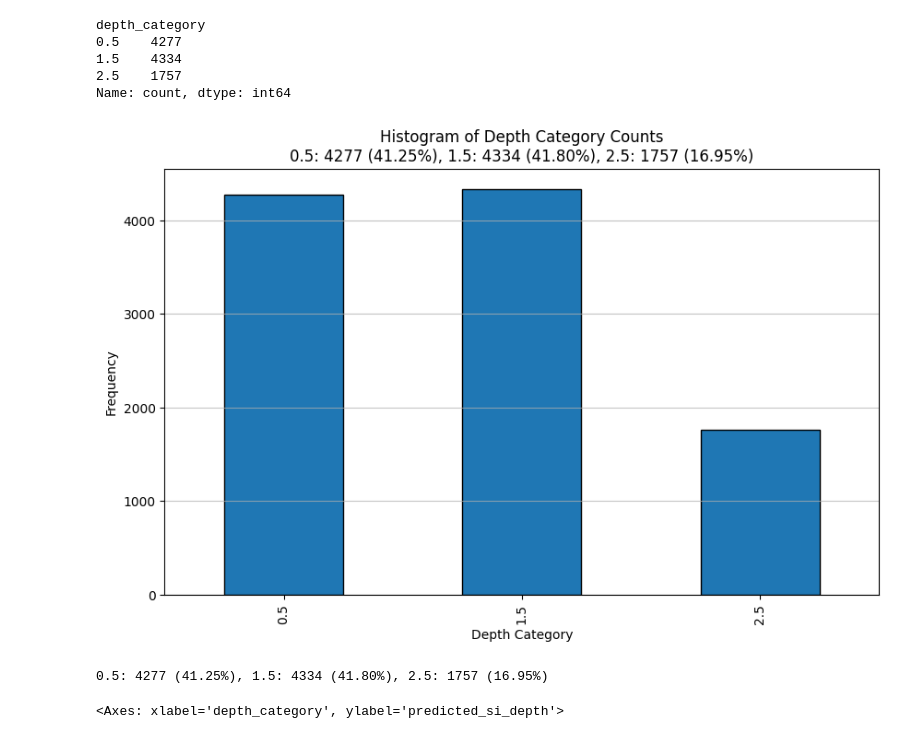
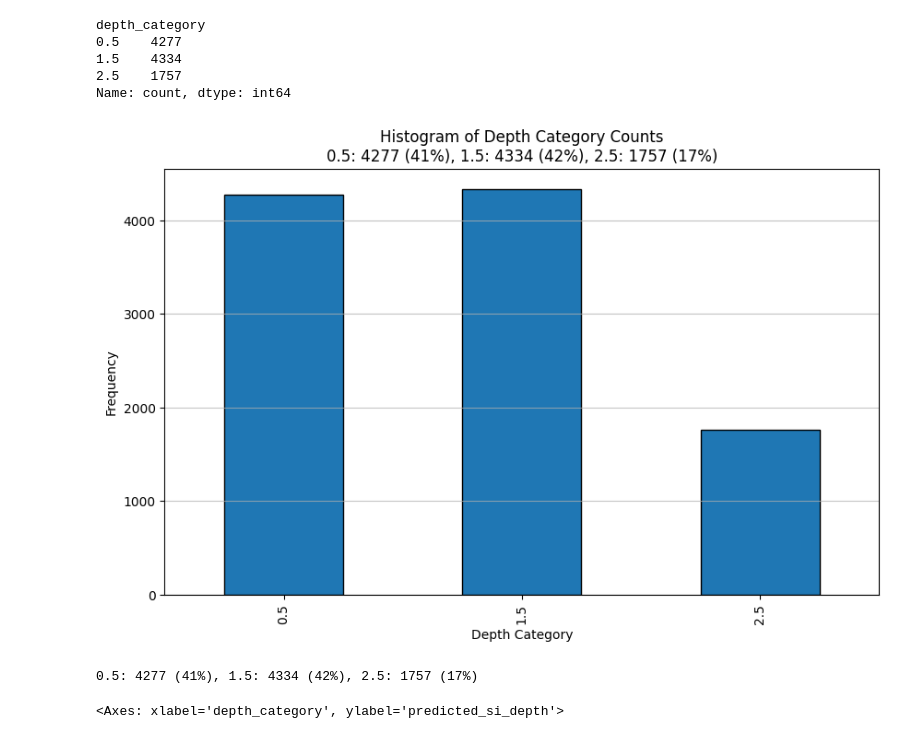
Before and after one commit to KubeljK/cvar-masters, a Jupyter notebook: notebooks/009-kk-compare-flood-depths-model-results.ipynb, the cells around one changed output. Cells and saved outputs as stored; diff of their text form; code cells hidden in the pictures.

```diff
--- a/notebooks/009-kk-compare-flood-depths-model-results.ipynb
+++ b/notebooks/009-kk-compare-flood-depths-model-results.ipynb
@@ -21,5 +23,5 @@ logging.basicConfig(level=logging.WARNING)
 # %%
-df = pd.read_excel(os.path.join("../data/predicted_flood_depths_2025-05-13.xlsx"))
+df = pd.read_excel(os.path.join("../data/predicted_flood_depths_with_water_distance_2025-05-13.xlsx"))
 df = df[
     df["measured_depth"]<4
 ]
@@ -30,0 +42,11 @@ df.shape
+# %%
+df = df[[
+    "VlogaId",
+    "DogodekId",
+    "gps_lat",
+    "gps_lng",
+    "measured_depth",
+    "predicted_wri_depth",
+    "predicted_si_depth",
+    "distance_to_water",
+]]
@@ -73,3 +89,7 @@ Name: count, dtype: int64
+# %%
+# Calculate the errors
+df["si_error"] = df["measured_depth"] - df["predicted_si_depth"]
+df["wri_error"] = df["measured_depth"] - df["predicted_wri_depth"]
 # %% [markdown]
 ### Segmentation by flood event
 # %%
@@ -214,0 +240,9 @@ plt.show()
+# %%
+df["predicted_si_depth_bias_adjusted"] = df.groupby("DogodekId").apply(
+    lambda x: (x["predicted_si_depth"] + (x["si_error"]).median()).clip(lower=0)
+).reset_index(level=0, drop=True)
+
+
+df["predicted_wri_depth_bias_adjusted"] = df.groupby("DogodekId").apply(
+    lambda x: (x["predicted_wri_depth"] + (x["wri_error"]).median()).clip(lower=0)
+).reset_index(level=0, drop=True)
@@ -231,23 +411,23 @@ Name: count, dtype: int64
 # %%
 value_counts = df["depth_category"].value_counts().sort_index()
 value_counts.plot(kind="bar", edgecolor="black", figsize=(10, 6))
 
 # Calculate relative percentages
 total_count = value_counts.sum()
 percentages = (value_counts / total_count) * 100
 
 # Add text with percentages below the title
-percent_text = ", ".join([f"{cat}: {count} ({percent:.2f}%)" for cat, count, percent in zip(value_counts.index, value_counts, percentages)])
+percent_text = ", ".join([f"{cat}: {count} ({percent:.0f}%)" for cat, count, percent in zip(value_counts.index, value_counts, percentages)])
 plt.title(f"Histogram of Depth Category Counts\n{percent_text}")
 # plt.title("Histogram of Depth Category Counts")
 plt.xlabel("Depth Category")
 plt.ylabel("Frequency")
 plt.grid(axis="y", alpha=0.75)
 plt.show()
 print(percent_text)
 # %% [output]
-[figure, old version]
+[figure, new version]
-0.5: 4277 (41.25%), 1.5: 4334 (41.80%), 2.5: 1757 (16.95%)
+0.5: 4277 (41%), 1.5: 4334 (42%), 2.5: 1757 (17%)
 # %%
 df.plot(x="depth_category", y="predicted_si_depth", kind="scatter")
 # %% [output]
```
Also changed, not shown: parts of 26 cells of this notebook, 3 other files.
